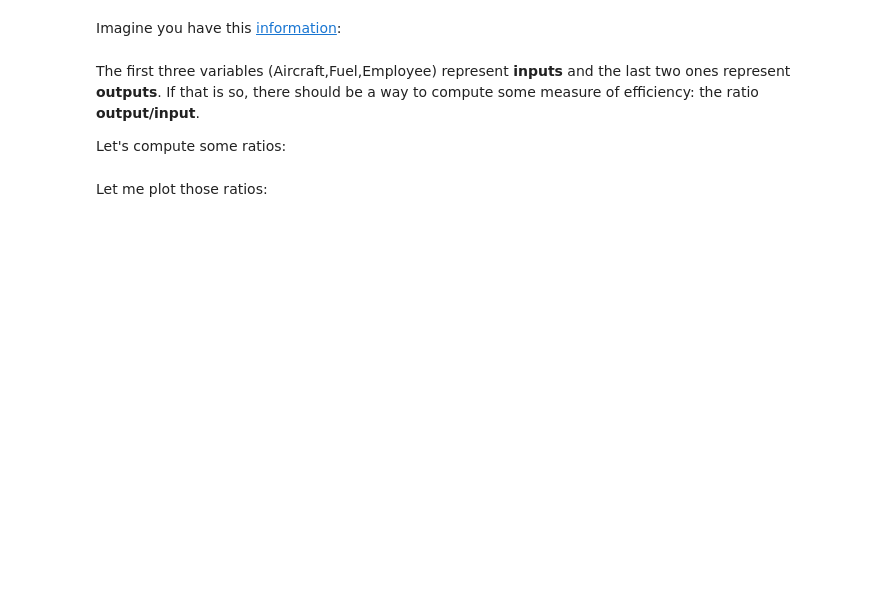
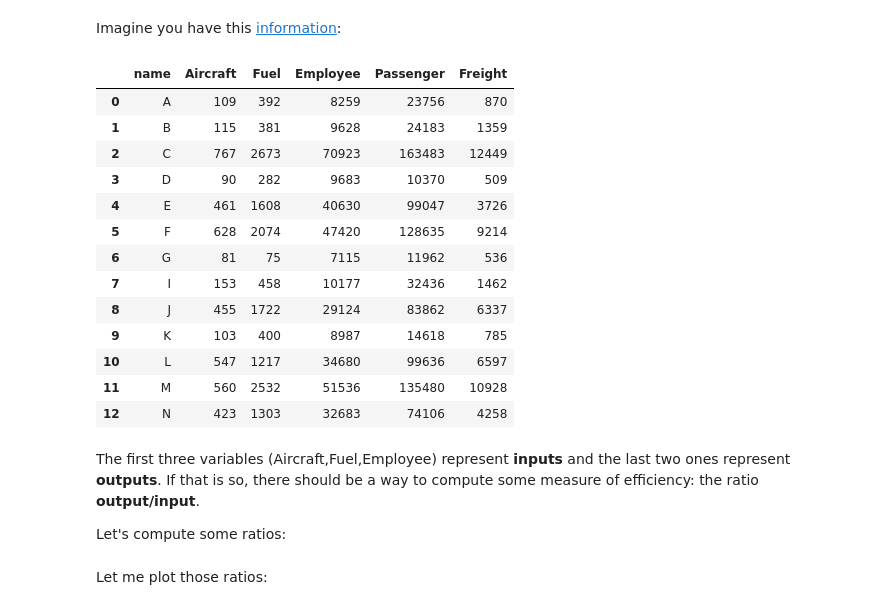
Before and after one commit to nicosil02/Optimization_Intro, a Jupyter notebook: Intro_To_Optimization.ipynb, the cells around one changed output. Drawn from its saved outputs; the diff is of its cells as text; code cells hidden in the pictures; blank space fills up the shorter version.

```diff
--- a/Intro_To_Optimization.ipynb
+++ b/Intro_To_Optimization.ipynb
@@ -263,8 +302,23 @@ AttributeError: `itemset` was removed from the ndarray class in NumPy 2.0. Use `
 # %% [markdown]
 Imagine you have this [information](https://www.sciencedirect.com/science/article/abs/pii/S0377221711007168):
 # %%
-airline=pd.read_csv("airlines_data.csv")
+airline=pd.read_csv("https://raw.githubusercontent.com/SocialAnalytics-StrategicIntelligence/introOptimization/refs/heads/main/airlines_data.csv")
 airline
+# %% [output]
+|  | name | Aircraft | Fuel | Employee | Passenger | Freight |
+| 0 | A | 109 | 392 | 8259 | 23756 | 870 |
+| 1 | B | 115 | 381 | 9628 | 24183 | 1359 |
+| 2 | C | 767 | 2673 | 70923 | 163483 | 12449 |
+| 3 | D | 90 | 282 | 9683 | 10370 | 509 |
+| 4 | E | 461 | 1608 | 40630 | 99047 | 3726 |
+| 5 | F | 628 | 2074 | 47420 | 128635 | 9214 |
+| 6 | G | 81 | 75 | 7115 | 11962 | 536 |
+| 7 | I | 153 | 458 | 10177 | 32436 | 1462 |
+| 8 | J | 455 | 1722 | 29124 | 83862 | 6337 |
+| 9 | K | 103 | 400 | 8987 | 14618 | 785 |
+| 10 | L | 547 | 1217 | 34680 | 99636 | 6597 |
+| 11 | M | 560 | 2532 | 51536 | 135480 | 10928 |
+| 12 | N | 423 | 1303 | 32683 | 74106 | 4258 |
 # %% [markdown]
 The first three variables (Aircraft,Fuel,Employee) represent **inputs** and the last two ones represent **outputs**. If that is so, there should be a way to compute some measure of efficiency: the ratio **output/input**.
 
```
Also changed, not shown: parts of 39 cells of this notebook.
